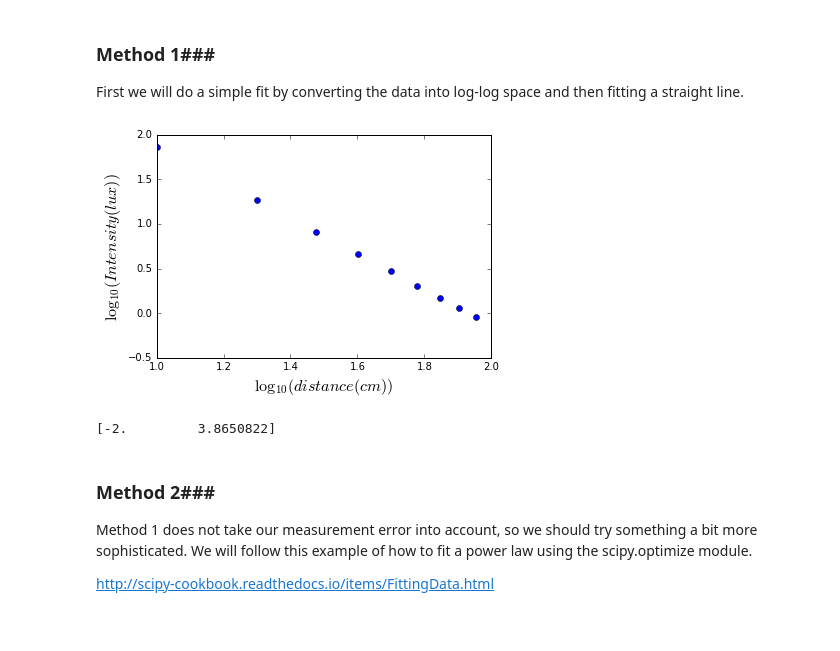
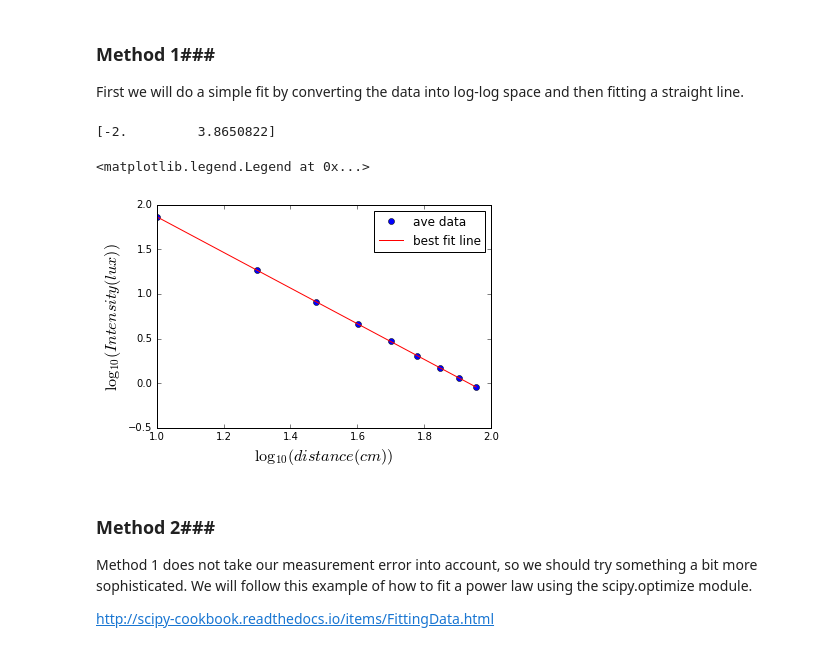
Before and after one commit to rfinn/obsastro, a Jupyter notebook: Intensity-of-Light.ipynb, the cells around one changed output. Cells and saved outputs as stored; diff of their text form; code cells hidden in the pictures.

```diff
--- a/Intensity-of-Light.ipynb
+++ b/Intensity-of-Light.ipynb
@@ -108,18 +108,23 @@ log_lux = np.log10(lux_ave)
 # %%
 # plot the log_lux vs log_distance
 plt.figure()
 plt.clf()
-plt.plot(log_distance,log_lux,'bo')
+plt.plot(log_distance,log_lux,'bo',label='ave data')
 plt.xlabel('$ \log_{10}(distance (cm))$',fontsize=16)
 plt.ylabel('$ \log_{10}(Intensity (lux))$',fontsize=16)
 fig = plt.gca()
+
+
+c1 = np.polyfit(log_distance,log_lux,1)
+print(c1)
+xline = np.linspace(min(log_distance),max(log_distance),100)
+yline = np.polyval(c1,xline)
+plt.plot(xline,yline,'r-',label='best fit line')
+plt.legend(numpoints=1)
 # %% [output]
+[-2.         3.8650822]
+<matplotlib.legend.Legend at 0x...>
-[figure, old version]
+[figure, new version]
-# %%
-c1 = np.polyfit(log_distance,log_lux,1)
-print(c1)
-# %% [output]
-[-2.         3.8650822]
 # %% [markdown]
 ### Method 2###
 
```
